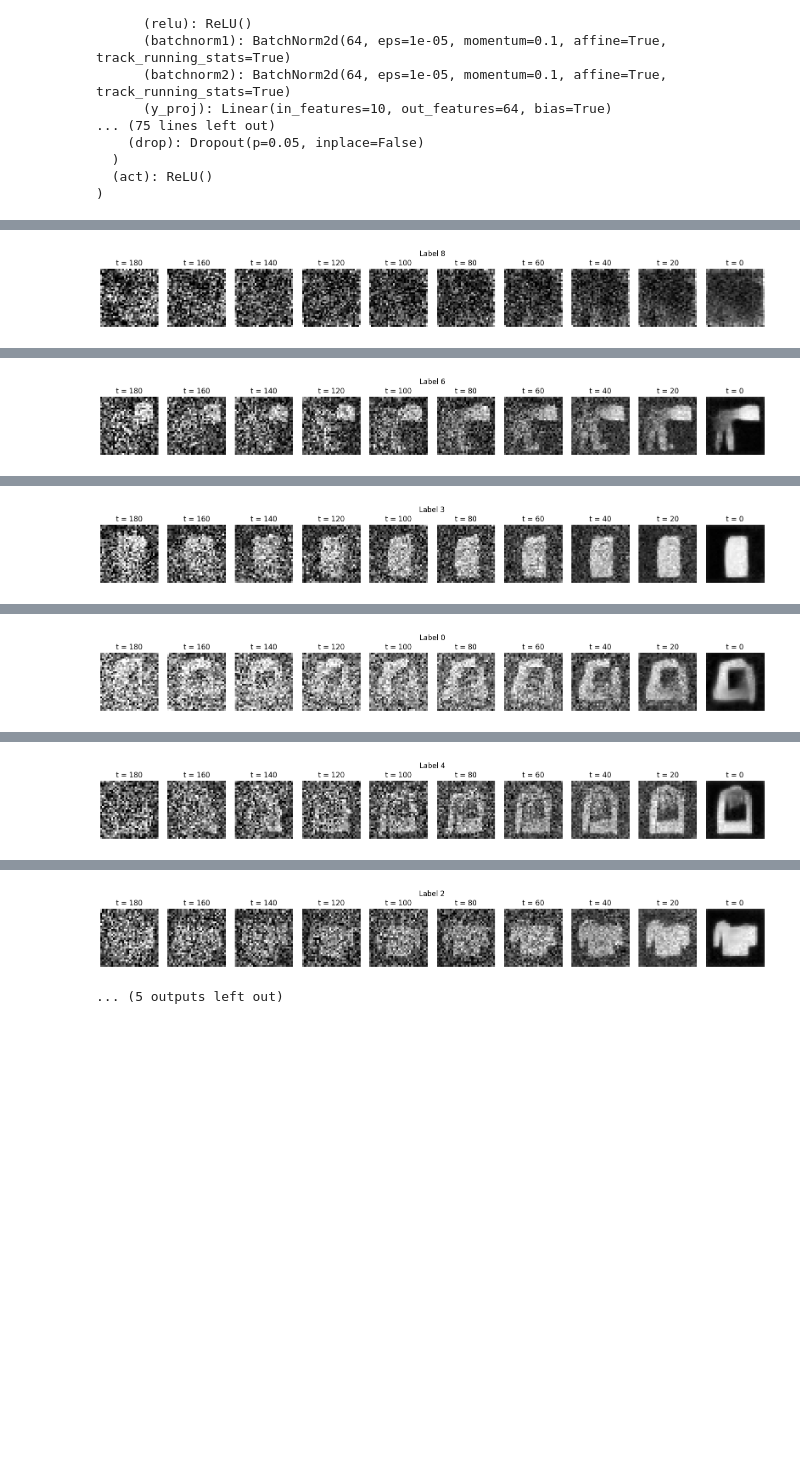
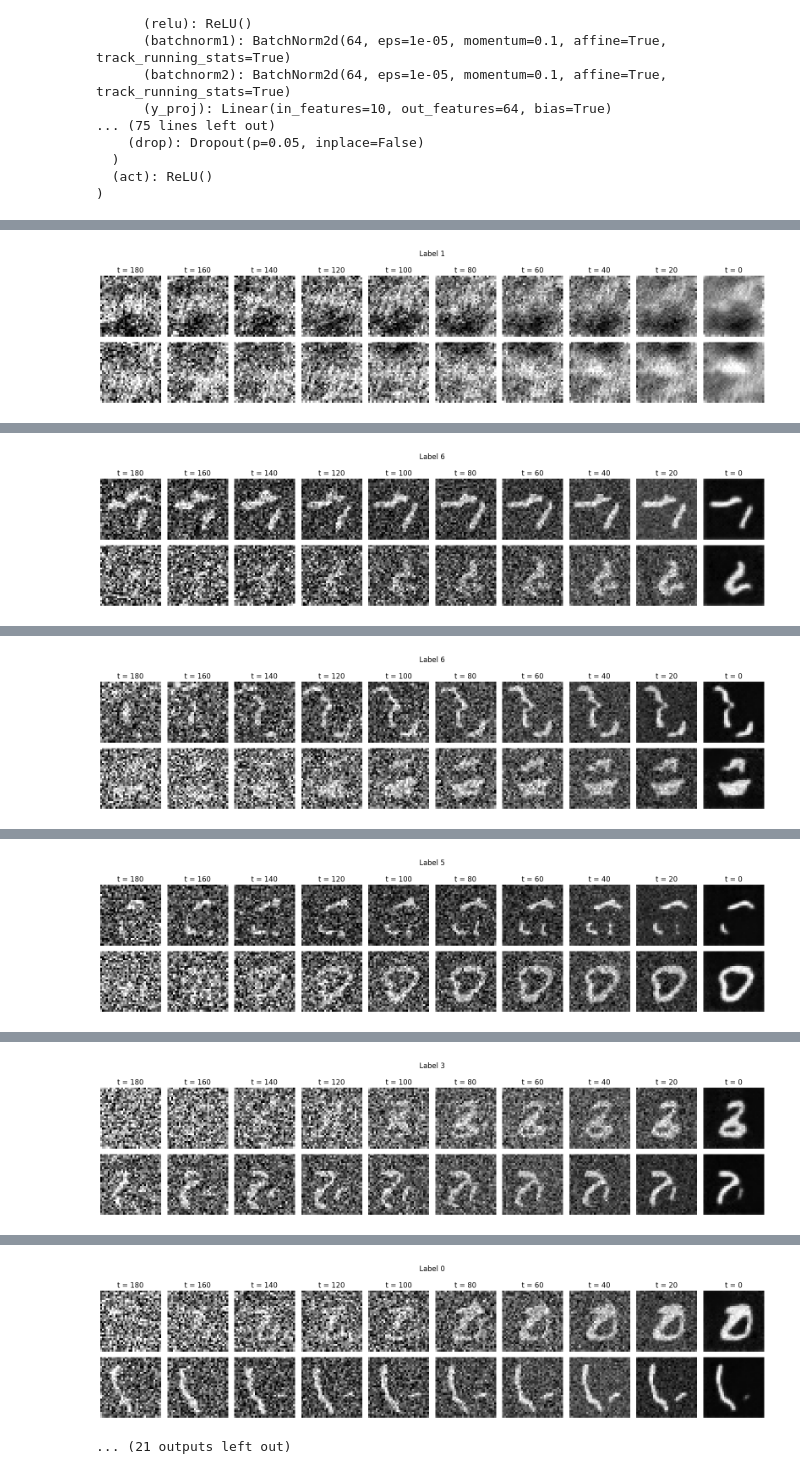
Before and after one commit to alessandrobreccia99/Simple_Diffusion, a Jupyter notebook: DDPM.ipynb, the cells around one changed output, grey strips where cells are left out. Cells and saved outputs as stored; diff of their text form; code cells hidden in the pictures; blank space fills up the shorter version.

```diff
--- a/DDPM.ipynb
+++ b/DDPM.ipynb
@@ -11,7 +11,7 @@ device = "mps"
 # %% [markdown]
 ### Data import
 # %%
-df = pd.read_csv('/Users/alessandrobreccia/data/FMNIST/fashion-mnist_train.csv')
+df = pd.read_csv('/Users/alessandrobreccia/data/MNIST/mnist_train.csv')
 labels = df['label']
 df = df.drop('label', axis=1)
 df = df.sample(n=10000, random_state=123).reset_index(drop=True)
@@ -176,7 +176,7 @@ class UBlock(nn.Module):
         # Second convolution
         h = self.conv2(h)
         h = self.relu(h)
-        h = self.batchnorm1(h)
+        h = self.batchnorm2(h)
         return h
 
 class UNet(nn.Module):
@@ -184,6 +184,7 @@ class UNet(nn.Module):
         super().__init__()
         self.emb_dim = T
         self.channels = [1, 64, 128, 256, 512]
+        #self.channels = [1, 16, 32, 64, 128, 256]
 
         self.pool = nn.MaxPool2d(2)
 
@@ -260,17 +261,20 @@ def sample_at_time(model, x, y, t):
         return mu + torch.randn_like(noise)*var**0.5
 
 @torch.no_grad()
-def sample(model, w=16, h=2, histo=False):
+def sample(model, size=1, w=16, h=2, label=None ,histo=False):
 
-    img_shape = data[0].unsqueeze(0).shape
-    label = torch.randint(10, (1,)).unsqueeze(0)
-    y = F.one_hot(label, num_classes=10)
+    img_shape = (size, 1, IS, IS)
+    if label == None:
+        label = torch.randint(10, (1,)).item()
+
+    label = torch.tensor(label).unsqueeze(0)
+    y = F.one_hot(label, num_classes=10).repeat(size,1)
     img = torch.randn(img_shape).to(device)
 
     times = torch.arange(0,T-1,20)
-    fig = plt.figure(figsize=(w,h))
+    fig, ax = plt.subplots(size, len(times), figsize=(w,h*size))
     fig.suptitle(f'Label {label[0].item()}')
-    j = 1
+    j = 0
 
     for i in range(0,T)[::-1]:
         t = torch.tensor([i])
@@ -288,10 +292,10 @@ def sample(model, w=16, h=2, histo=False):
                 plt.grid()
 
             else:
-                plt.subplot(1, len(times), j)
-                plt.title(f't = {int(t.item())}')
-                plt.axis('off')
-                plt.imshow(img.detach().cpu().view(IS,IS), cmap='gray')
+                for s in range(size):
+                    ax[0,j].set_title(f't = {int(t.item())}')
+                    ax[s,j].axis('off')
+                    ax[s,j].imshow(img[s].detach().cpu().view(IS,IS), cmap='gray')
             j += 1
 
     plt.tight_layout()
@@ -333,5 +337,5 @@ for epoch in range(epochs):
       if i % int(iters) == 0:
         scheduler.step()
         print(f"Epoch {epoch} | step {i:03d} Loss: {loss.item()} ")
-        sample(model)
+        sample(model, size = 2)
 # %% [output]
@@ -339 +343 @@ Epoch 0 | step 000 Loss: 0.8916142582893372
-[figure, old version]
+[figure, new version]
@@ -341 +345 @@ Epoch 1 | step 000 Loss: 0.18928790092468262
-[figure, old version]
+[figure, new version]
@@ -343 +347 @@ Epoch 2 | step 000 Loss: 0.13245457410812378
-[figure, old version]
+[figure, new version]
@@ -345 +349 @@ Epoch 3 | step 000 Loss: 0.10954712331295013
-[figure, old version]
+[figure, new version]
@@ -347 +351 @@ Epoch 4 | step 000 Loss: 0.13381323218345642
-[figure, old version]
+[figure, new version]
@@ -349,5 +353,5 @@ Epoch 5 | step 000 Loss: 0.11922357231378555
-[figure, old version]
+[figure, new version]
-... (5 outputs left out)
+... (21 outputs left out)
 # %%
 plt.plot(loss_hist)
 plt.yscale('log')
```
Also changed, not shown: parts of 5 cells of this notebook, 3 other files.
